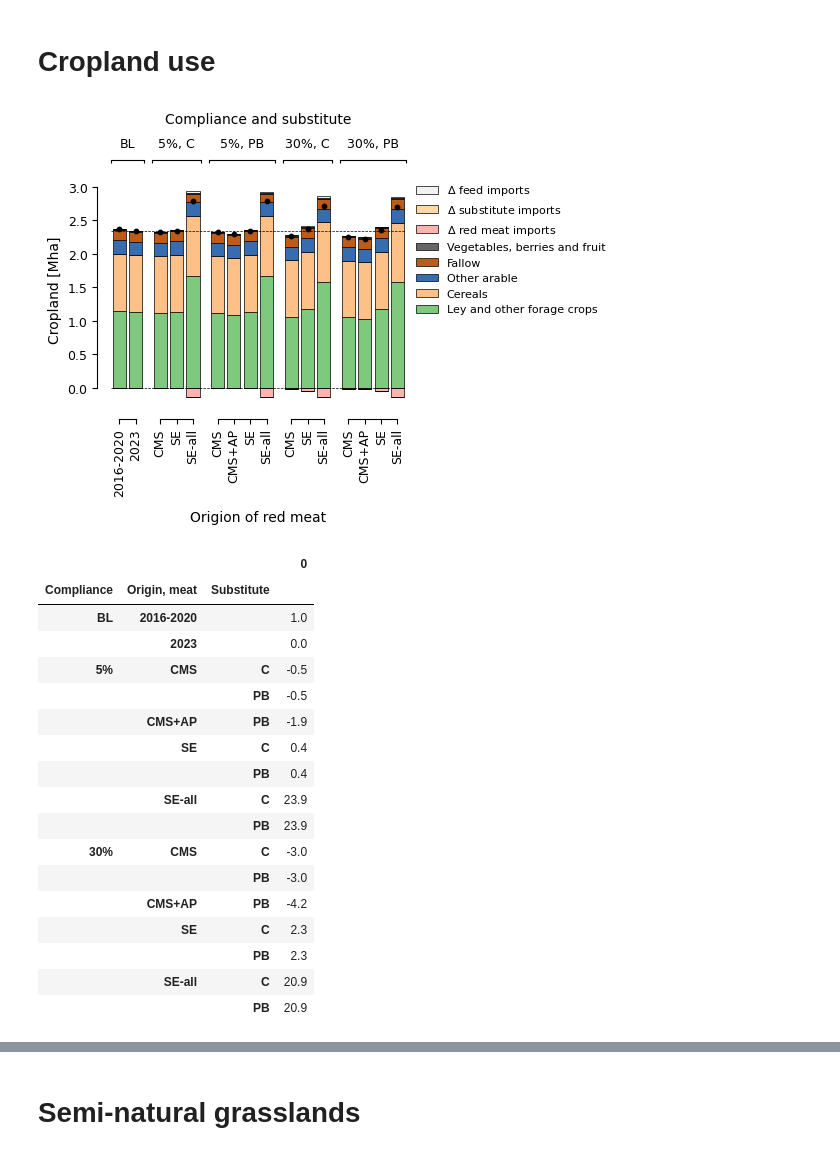
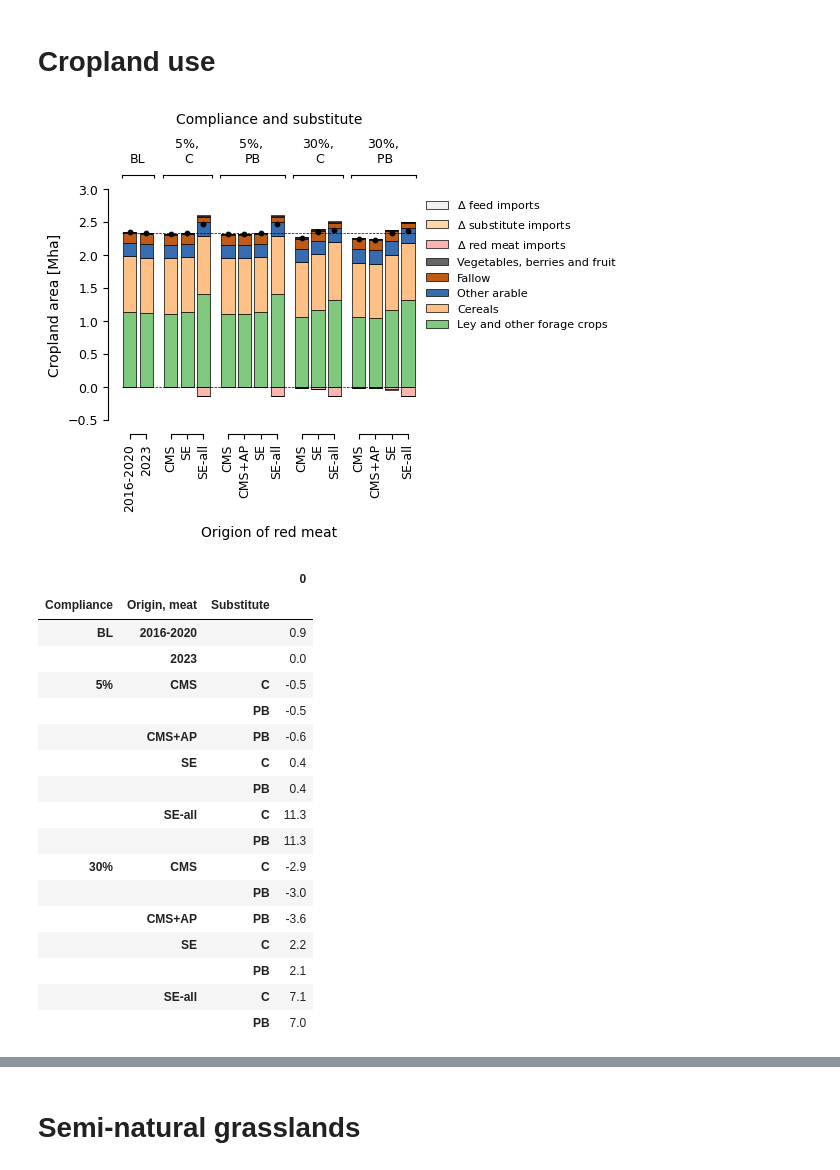
Before and after one commit to SLU-foodsystems/CIBUSmod-SLV2025, a Jupyter notebook: SLV2025_outputs.ipynb, the cells around one changed output, grey strips where cells are left out. Saved outputs shown, nothing was run; the diff lists cells and outputs as text; code cells hidden in the pictures.

```diff
--- a/SLV2025_outputs.ipynb
+++ b/SLV2025_outputs.ipynb
@@ -130,17 +130,18 @@ food_import_chg.loc[food_import_chg.index.get_level_values('year').astype(int) <
 
 # Adjust to align conversion factors CW --> BFM
 # Clune et al (2017) are used in SAFAD data
-food_import_chg.loc[:,'Bovine meat and products'] *= (0.695/0.75)
-food_import_chg.loc[:,'Mutton/goat meat'] *= (0.66/0.69)
-food_import_chg.loc[:,'Pig meat and products'] *= (0.59/0.71)
-food_import_chg.loc[:,'Poultry meat and products'] *= (0.77/0.87)
+food_import_chg.loc[:,'Bovine meat and products'] *= (0.695/0.70)
+food_import_chg.loc[:,'Mutton/goat meat'] *= (0.66/0.88)
+food_import_chg.loc[:,'Pig meat and products'] *= (0.59/0.78)
+food_import_chg.loc[:,'Poultry meat and products'] *= (0.77/0.88)
 
 food_import_CO2e_details = get_ghg(SAFAD, food_import_chg, CO2eq=CO2e_method)
 food_import_CO2e_details_sens = get_ghg(SAFAD_sens, food_import_chg, CO2eq=CO2e_method)
-food_import_CO2e = food_import_CO2e_details.rename(columns=food_dict).T.groupby('food').sum().T
-food_import_CO2e_excl_LUC = food_import_CO2e_details.drop('Land use change', level='process', axis=1).rename(columns=food_dict).T.groupby('food').sum().T
-food_import_CO2e_excl_LUC_sens = food_import_CO2e_details_sens.drop('Land use change', level='process', axis=1).rename(columns=food_dict).T.groupby('food').sum().T
-food_import_GHG = get_ghg(SAFAD, food_import_chg, CO2eq=False).rename(columns=food_dict).T.groupby(['food','compound']).sum().T
+food_import_CO2e_LUC_per_food = food_import_CO2e_details.xs('Land use change', level='process', axis=1).T.groupby('food').sum().T
+food_import_CO2e_LUC = food_import_CO2e_details.xs('Land use change', level='process', axis=1).rename(columns=food_dict).T.groupby('food').sum().T
+food_import_CO2e = food_import_CO2e_details.drop('Land use change', level='process', axis=1).rename(columns=food_dict).T.groupby('food').sum().T
+food_import_CO2e_sens = food_import_CO2e_details_sens.drop('Land use change', level='process', axis=1).rename(columns=food_dict).T.groupby('food').sum().T
+food_import_GHG = get_ghg(SAFAD, food_import_chg, CO2eq=False).drop('Land use change', level='process', axis=1).rename(columns=food_dict).T.groupby(['food','compound']).sum().T
 food_import_land = get_footprint(SAFAD, food_import_chg, 'Land').rename(columns=food_dict).T.groupby('food').sum().T / 10_000
 food_import_ammonia = get_footprint(SAFAD, food_import_chg, 'Ammonia').rename(columns=food_dict).T.groupby('food').sum().T
 # %%
@@ -211,53 +242,55 @@ from matplotlib.colors import ListedColormap
 colors = [plt.colormaps['Accent'](i/4) for i in range(5)]\
 + [plt.colormaps['Pastel1'](i/2) for i in range(3)]
 
 d = (
     session.get_attr('c','area',{'crop':['land_use','crop_group2']})
     .loc[:,'cropland']
     .sort_values(axis=1, by=('SLV','0'), ascending=False)
     .rename(columns={'Fodder crops':'Ley and other forage crops'})
     .join(food_import_land)
     .join(feed_import_land)
 ) / 1_000_000
 d = d.set_index(make_scn_idx(d.index))
 
 fig,ax = plt.subplots(figsize=(3.8,3))
 cm.plot.bar(
     d,
     ax = ax,
-    ylabel='Cropland [Mha]',
-    ylim=(-0.25,3.2),
+    ylabel='Cropland area [Mha]',
+    ylim=(-0.5,3),
     cmap=ListedColormap(name='X', colors=colors),
     **bar_style2
 )
 style_bar(ax, d)
+plt.savefig('output/figs/cropland.png',dpi=200,bbox_inches='tight')
 plt.show()
+d.to_csv('output/cropland_Mha.csv')
 
 t = d.iloc[:,0:5].sum(axis=1)
 t = (t-t.loc[scn_tuple(BL_SCN[1])]) / t.iloc[0] * 100
 display(t.to_frame().style.format(precision=1))
 
 t = d.iloc[:,0:5].sum(axis=1)
 display(t.to_frame().style.format(precision=1))
 # %% [output]
-[figure, old version]
+[figure, new version]
 |  |  |  | 0 |
 | Compliance | Origin, meat | Substitute |  |
-| BL | 2016-2020 |  | 1.0 |
+| BL | 2016-2020 |  | 0.9 |
 |  | 2023 |  | 0.0 |
 | 5% | CMS | C | -0.5 |
 |  |  | PB | -0.5 |
-|  | CMS+AP | PB | -1.9 |
+|  | CMS+AP | PB | -0.6 |
 |  | SE | C | 0.4 |
 |  |  | PB | 0.4 |
-|  | SE-all | C | 23.9 |
-|  |  | PB | 23.9 |
-| 30% | CMS | C | -3.0 |
+|  | SE-all | C | 11.3 |
+|  |  | PB | 11.3 |
+| 30% | CMS | C | -2.9 |
 |  |  | PB | -3.0 |
-|  | CMS+AP | PB | -4.2 |
-|  | SE | C | 2.3 |
-|  |  | PB | 2.3 |
-|  | SE-all | C | 20.9 |
-|  |  | PB | 20.9 |
+|  | CMS+AP | PB | -3.6 |
+|  | SE | C | 2.2 |
+|  |  | PB | 2.1 |
+|  | SE-all | C | 7.1 |
+|  |  | PB | 7.0 |
 |  |  |  | 0 |
 | Compliance | Origin, meat | Substitute |  |
```
Also changed, not shown: parts of 36 cells of this notebook, 24 other files.
